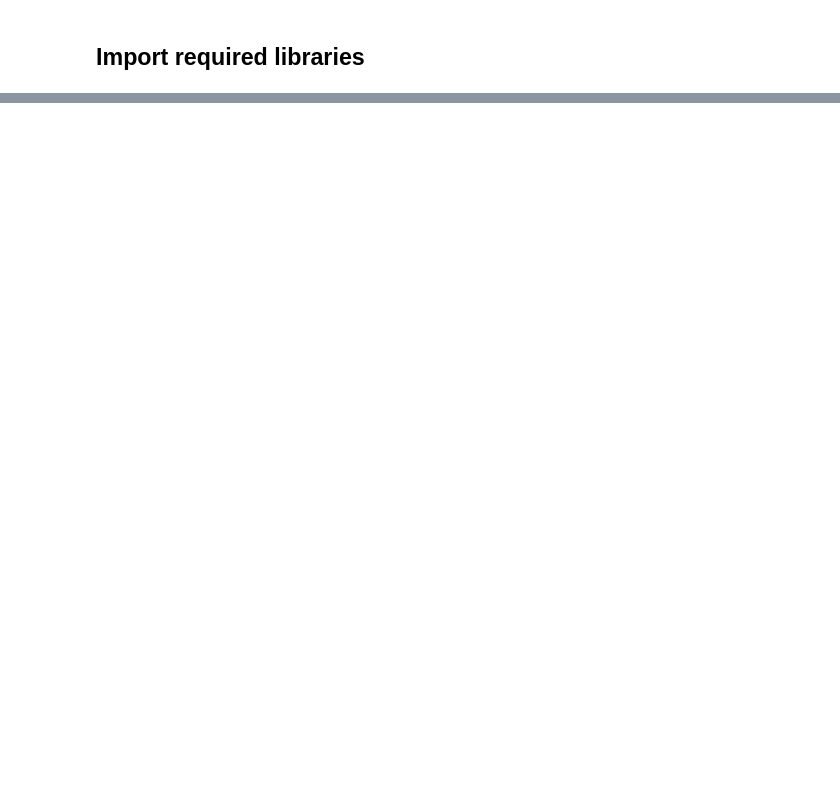
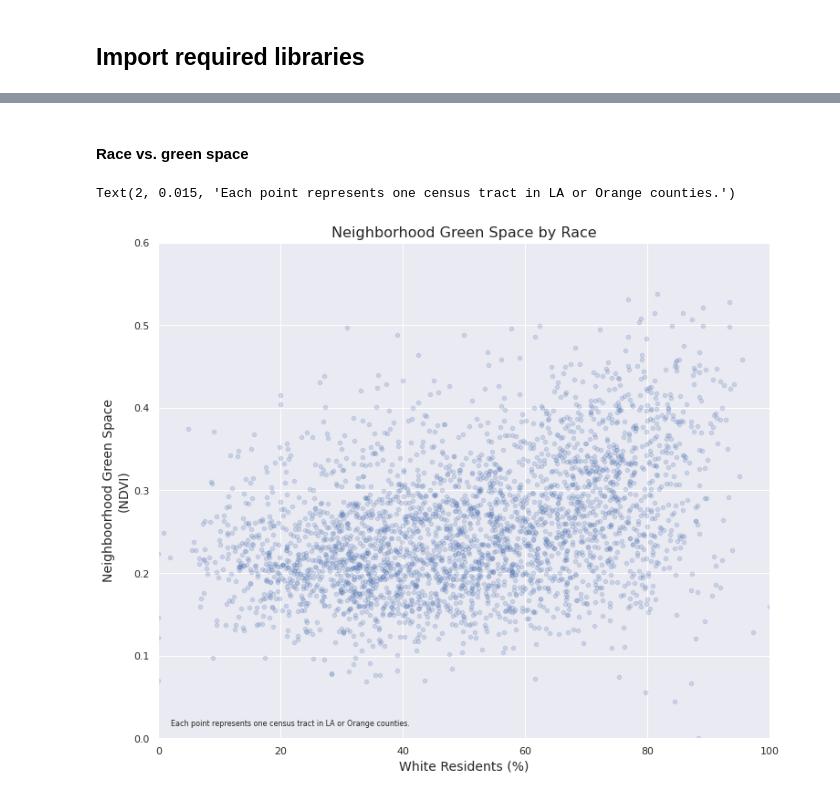
Before and after one commit to jhirner/socal-greenspace, a Jupyter notebook: 3-join-and-visualize.ipynb, the cells around one changed output, grey strips where cells are left out. Drawn from its saved outputs; the diff is of its cells as text; code cells hidden in the pictures; blank space fills up the shorter version.

```diff
--- a/3-join-and-visualize.ipynb
+++ b/3-join-and-visualize.ipynb
@@ -17,0 +89,3 @@ import pandas as pd
+# %%
+percent_cols = [feature for feature in list(demo.columns) if feature not in ["Geography", "Geographic_Area_Name", "Total_Population", "County", "NDVI_20210517", "Land_area_m2"]]
+len(percent_cols)
@@ -17,0 +94,5 @@ import pandas as pd
+# %%
+for feature in percent_cols:
+    newcol = feature + "_percent"
+    demo[newcol] = demo[feature] / demo["Total_Population"] * 100
+demo = demo.drop(percent_cols, axis = "columns")
@@ -17,0 +298,21 @@ import pandas as pd
+# %% [markdown]
+#### Race vs. green space
+# %%
+raceplot2 = demo.plot(kind = "scatter",
+                      x = "Race_one_white_percent",
+                      y = "NDVI_20210517",
+                      sharex = False,
+                      figsize = (12, 10),
+                      alpha = 0.2)
+raceplot2.set(ylim = (0, 0.6),
+               xlim = (0, 100))
+plt.xlabel("White Residents (%)", fontsize = 14)
+plt.ylabel("Neighboorhood Green Space\n(NDVI)", fontsize = 14)
+plt.title("Neighborhood Green Space by Race", fontsize = 16)
+plt.annotate("Each point represents one census tract in LA or Orange counties.",
+             xy = (2, 0.015),
+             horizontalalignment = "left",
+             size = 8)
+# %% [output]
+Text(2, 0.015, 'Each point represents one census tract in LA or Orange counties.')
+[figure, added]
```
Also changed, not shown: parts of 98 cells of this notebook, 1 other file.
